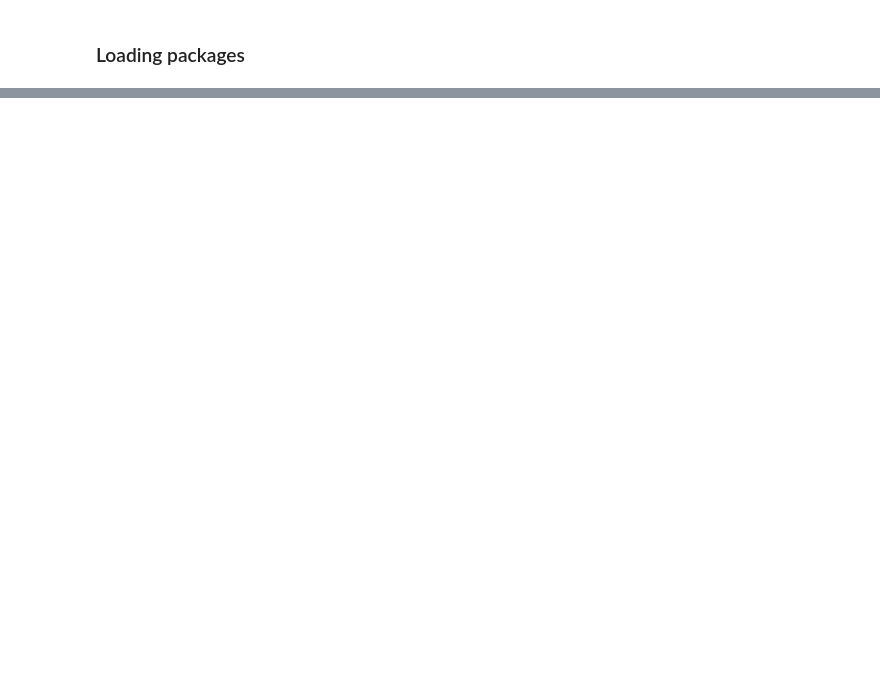
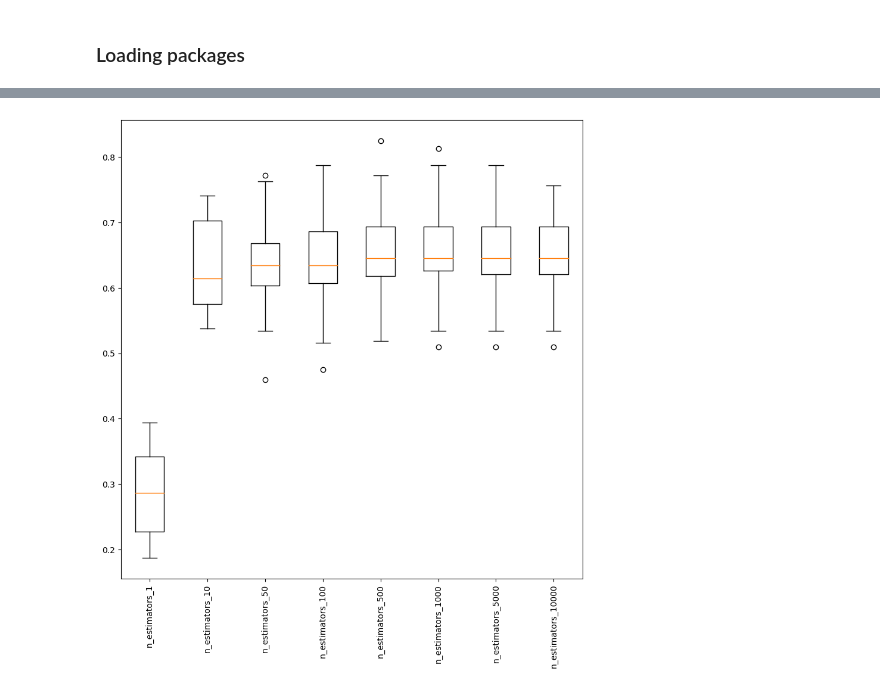
Before and after one commit to huymanhnguyen0811/Microplastic-Fingerprinting, a Jupyter notebook: Python/Microplastic_project_Python.ipynb, the cells around one changed output, grey strips where cells are left out. Cells and saved outputs as stored; diff of their text form; code cells hidden in the pictures; blank space fills up the shorter version.

Commit message:
new data USe only

```diff
--- a/Python/Microplastic_project_Python.ipynb
+++ b/Python/Microplastic_project_Python.ipynb
@@ -159,0 +731,91 @@ unique_compounds = combined_dfs1.iloc[all_unique_compounds_idx]
+# %%
+dat = gc_hplc_zero_reduc
+# If a class only have 1 member then exclude that class from the ML
+# Count the frequency of each class
+class_counts = dat['Subcategory'].astype(str).value_counts()
+# Filter out classes with only one member
+dat = dat[dat['Subcategory'].astype(str).map(class_counts) > 1]
+
+# Extract the features and labels
+X = dat.drop(columns=['Subcategory'])
+y = dat['Subcategory']
+
+regex = re.compile(r"\[|\]|<|>| ", re.IGNORECASE)
+X.columns = [regex.sub("_", col) if any(x in str(col) for x in set(('[', ']', '<', '>', " "))) else col for col in X.columns.values]
+
+X_train, X_test, y_train, y_test = train_test_split(X, y, test_size = round(len(dat['Subcategory'].unique())/dat.shape[0], 3),
+                                                    stratify = y,
+                                                    random_state= 123 # random.randrange(999)
+                                                   )
+# %%
+label_encoder = LabelEncoder()
+y_train_encoded = label_encoder.fit_transform(y_train)
+
+param_grid = {
+'n_estimators':  [1, 10, 50, 100, 500, 1000, 5000, 10000], # Generate an array of 100 stepwise values from 0 to 1000,
+}
+
+# # The 'cv' parameter of RandomizedSearchCV must be an int in the range [2, inf)
+unique, counts = np.unique(y_train, return_counts=True)
+min_count_idx = np.argmin(counts)
+
+cv = RepeatedStratifiedKFold(n_splits = counts[min_count_idx], n_repeats = 10, random_state = 123)
+
+gridsearch = GridSearchCV(XGBClassifier(), param_grid=param_grid,
+                        # number of cv = number of member of classes with least no. of members
+                        cv = cv,
+                        scoring = 'balanced_accuracy',
+                        n_jobs = -1, return_train_score = True,
+                         ).fit(X_train, y_train_encoded)
+
+grid = gridsearch.best_params_
+print(grid)
+
+# Monitoring split_test_score across different hyperparameters of GridSearch -------------------------------------------------------
+glued_dicts = ['_'.join([f"{key}_{value}" for key, value in d.items()]) for d in gridsearch.cv_results_['params']]
+split_test_scores_list = []
+
+# Iterate over each row
+for index, row in pd.DataFrame(gridsearch.cv_results_).iterrows():
+    split_test_scores = []
+    # Iterate over each column
+    for column in pd.DataFrame(gridsearch.cv_results_).columns:
+        # Check if column name matches the pattern "splitx_test_score"
+        if column.startswith('split') and column.endswith('_test_score'):
+            # Extract numerical value from the column
+            split_test_score = row[column]
+            split_test_scores.append(split_test_score)
+    split_test_scores_list.append(split_test_scores)
+
+for name, scores in zip(glued_dicts, split_test_scores_list):
+  # summarize progress along the way
+ print('%s %.3f (%.3f)' % (name, np.mean(scores), np.std(scores)))
+# plot model performance for comparison
+plt.boxplot(split_test_scores_list, labels=glued_dicts, showbox=True, showfliers=True, showcaps=True)
+plt.xticks(rotation=90)
+plt.show()
+
+# Train model with best params ---------------------------------------
+gbm_model = XGBClassifier(n_estimators= grid['n_estimators'])
+gbm_model.fit(X_train, y_train_encoded)
+
+predictions_test = gbm_model.predict_proba(X_test)
+pred_df_test = pd.DataFrame(predictions_test, columns=gbm_model.classes_)
+
+y_pred_test = label_encoder.inverse_transform(pred_df_test.select_dtypes(include=[np.number]).idxmax(axis=1))
+label_encoder.inverse_transform(gbm_model.classes_)
+
+# Balanced accuracy score
+print("Balanced Accuracy (testing):" + str(balanced_accuracy_score(y_test, y_pred_test)))
+
+# Generate confusion matrix of test set
+conf_matrix_sklearn = confusion_matrix(y_test, y_pred_test, labels=label_encoder.inverse_transform(gbm_model.classes_))
+
+print(classification_report(y_test, y_pred_test))
+
+# To visualize the confusion matrix
+ConfusionMatrixDisplay(conf_matrix_sklearn,
+                      display_labels=label_encoder.inverse_transform(gbm_model.classes_)).plot(cmap=plt.cm.Blues, xticks_rotation="vertical")
+plt.tight_layout()
+plt.show()
+# %% [output]
@@ -159,0 +831 @@ unique_compounds = combined_dfs1.iloc[all_unique_compounds_idx]
+[figure, added]
```
Also changed, not shown: parts of 365 cells of this notebook, 1 other file.
